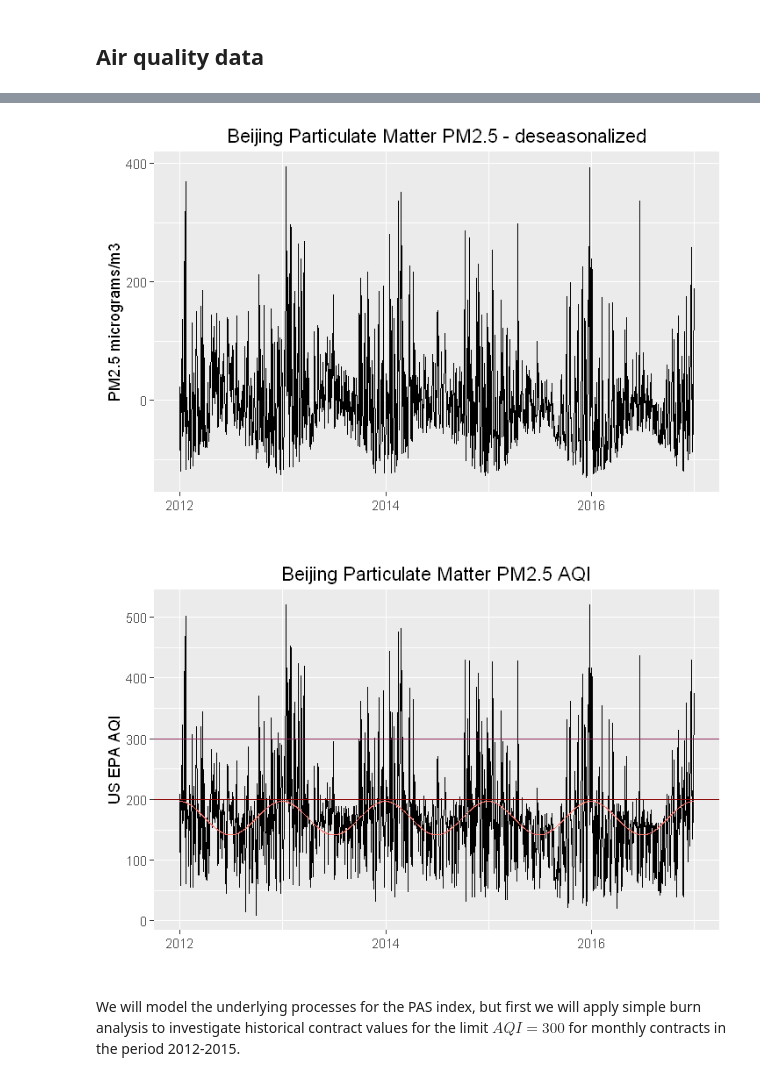
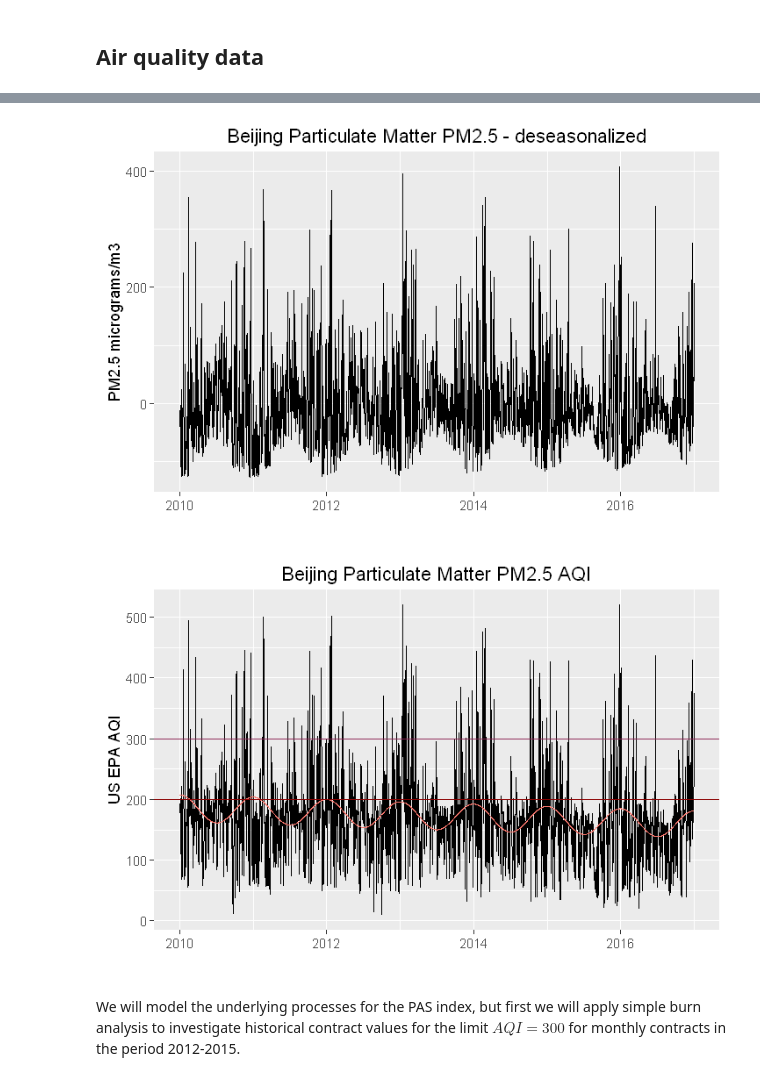
Before and after one commit to sleire/bea513, a Jupyter notebook: pollder/Proof of Concept Air Pollution Derivatives.ipynb, the cells around one changed output, grey strips where cells are left out. Saved outputs shown, nothing was run; the diff lists cells and outputs as text; code cells hidden in the pictures.

```diff
--- a/pollder/Proof of Concept Air Pollution Derivatives.ipynb
+++ b/pollder/Proof of Concept Air Pollution Derivatives.ipynb
@@ -202,5 +205,6 @@ beijing <- get_stateair_data(files_vec = bei[2:6])[[2]]
 # %%
 # use the sourced function calc_aqi to convert concentration values (Value_HL) to AQI
-beijing$AQI <- calc_aqi(beijing$Value_HL)$AQI
-head(beijing)
+dat$AQI <- calc_aqi(dat$Value_HL)$AQI
+dat$d <- seq_along(dat$Date)
+head(dat)
 # %% [output]
@@ -228,0 +223,4 @@ bd$aqi_season <- predict(aqi_season, data.frame(bd$d))
+# %%
+# fit sinusoidal trend function
+season <- lm(dat$Value_HL ~ dat$d + sin( 2*pi*dat$d / 365 ) + cos( 2*pi*dat$d / 365 ))
+summary(season)
@@ -229,2 +264,6 @@ bd$aqi_season <- predict(aqi_season, data.frame(bd$d))
+# %%
+# add the estimated trend function to the data frame and subtract trend to deseasonalize
+dat$season <- predict(season, data.frame(dat$d))
+dat$ValSeas <- dat$Value_HL - dat$season # deseasonalized value
 # %%
 # PM2.5 plot with trend function and PM2.5 limits equivalent to 200 and 300 AQI
@@ -238,0 +278,3 @@ ggplot(bd, aes(x = Date)) +
+# %%
+# calculated daily changes in the concentration
+dat$ConDiff <- c(0, diff(dat$Value_HL))
@@ -239,8 +318,8 @@ ggplot(bd, aes(x = Date)) +
 # %%
 # plot detrended PM2.5 = PM2.5 - season
-ggplot(bd, aes(x = Date)) +
+ggplot(dat, aes(x = Date)) +
   geom_line(aes(y = ValSeas)) +
   xlab("") + ylab("PM2.5 micrograms/m3") +
   theme(legend.position="none") + ggtitle("Beijing Particulate Matter PM2.5 - deseasonalized")
 # %% [output]
-[figure, old version]
+[figure, new version]
@@ -247,13 +330,14 @@ ggplot(bd, aes(x = Date)) +
 # %%
 # AQI plot with trend function and 200 and 300 AQI limits
-ggplot(bd, aes(x = Date)) +
+ggplot(dat, aes(x = Date)) +
   geom_line(aes(y = AQI)) +
-  geom_line(aes(y = aqi_season, colour = 'aqi_season')) + xlab("") + ylab("US EPA AQI") +
+  geom_line(aes(y = aqi_season, colour = 'aqi_season')) +
+  xlab("") + ylab("US EPA AQI") +
   theme(legend.position="none") + ggtitle("Beijing Particulate Matter PM2.5 AQI") +
   geom_hline(yintercept = 200, colour = "red4") +
   geom_hline(yintercept = 300, colour = "violetred4")
 # %% [output]
-[figure, old version]
+[figure, new version]
 # %% [markdown]
 We will model the underlying processes for the PAS index, but first we will apply simple burn analysis to investigate
 historical contract values for the limit $AQI = 300$ for monthly contracts in the period 2012-2015.
```
Also changed, not shown: parts of 15 cells of this notebook.
